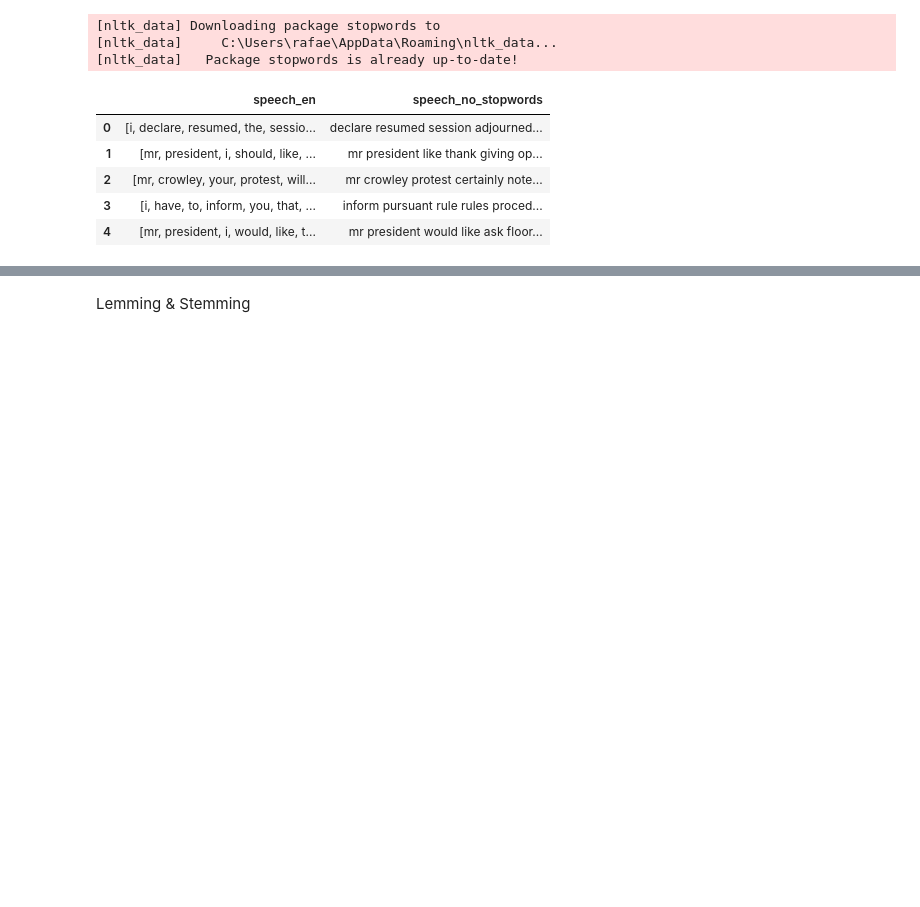
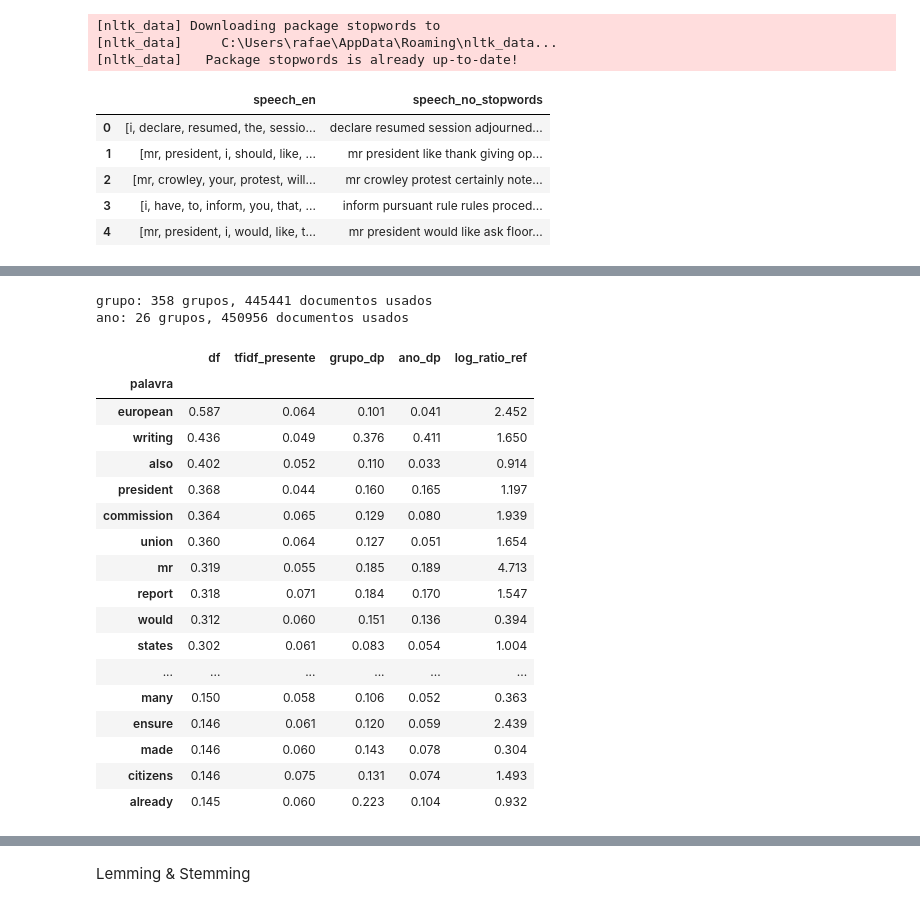
Before and after one commit to luisrafaelsoeiro/Dissertacao_UE, a Jupyter notebook: 02_preprocessing.ipynb, the cells around one changed output, grey strips where cells are left out. Drawn from its saved outputs; the diff is of its cells as text; code cells hidden in the pictures; blank space fills up the shorter version.

```diff
--- a/02_preprocessing.ipynb
+++ b/02_preprocessing.ipynb
@@ -425,2 +431,65 @@ plt.show()
+# %%
+# (a) frequência de documentos
+df_frac = np.asarray((Xc > 0).sum(axis=0)).ravel() / n_docs
+
+# (b) peso TF-IDF médio nos documentos em que a palavra aparece
+T = TfidfTransformer().fit_transform(Xc)
+tfidf_presente = np.asarray(T.sum(axis=0)).ravel() / np.maximum((Xc > 0).sum(axis=0).A1, 1)
+
+# (c) dispersão por grupo (Gries DP: 0 = uniforme, 1 = concentrada)
+def dispersion(group_series, min_group_docs=50, prefix="g"):
+    g = group_series.astype(str).reset_index(drop=True)
+    keep = (g.map(g.value_counts()) >= min_group_docs).values
+    g, X = g[keep], Xc[keep]
+    codes, cats = pd.factorize(g)
+    G = sp.csr_matrix((np.ones(len(codes)), (codes, np.arange(len(codes)))),
+                      shape=(len(cats), len(codes)))
+    counts = (G @ X).toarray()                       # grupos x palavras
+    totals = counts.sum(axis=1)
+    s = totals / totals.sum()                        # peso esperado de cada grupo
+    v = counts / np.maximum(counts.sum(axis=0, keepdims=True), 1)
+    dp = 0.5 * np.abs(v - s[:, None]).sum(axis=0) / (1 - s.min())
+    print(f"{prefix}: {len(cats)} grupos, {keep.sum()} documentos usados")
+    return dp
+
+grupo_dp = dispersion(tr[GRUPO], min_group_docs=100, prefix="grupo")
+ano_dp = dispersion(tr["ano"], min_group_docs=100, prefix="ano")
+
+# (d) razão face a inglês geral (corpus Brown): alta = vocabulário de domínio
+import nltk
+nltk.download("brown", quiet=True)
+from nltk.corpus import brown
+ref = pd.Series([w.lower() for w in brown.words()]).value_counts()
+ref = ref / ref.sum()
+corp = pd.Series(np.asarray(Xc.sum(axis=0)).ravel(), index=words)
+corp = corp / corp.sum()
+log_ratio = np.log10(corp / ref.reindex(corp.index).fillna(1e-7)).values
+
+cand = pd.DataFrame({
+    "palavra": words, "df": df_frac, "tfidf_presente": tfidf_presente,
+    "grupo_dp": grupo_dp, "ano_dp": ano_dp, "log_ratio_ref": log_ratio,
+}).set_index("palavra").sort_values("df", ascending=False)
+cand.head(40).round(3)
+# %% [output]
+grupo: 358 grupos, 445441 documentos usados
+ano: 26 grupos, 450956 documentos usados
+|  | df | tfidf_presente | grupo_dp | ano_dp | log_ratio_ref |
+| palavra |  |  |  |  |  |
+| european | 0.587 | 0.064 | 0.101 | 0.041 | 2.452 |
+| writing | 0.436 | 0.049 | 0.376 | 0.411 | 1.650 |
+| also | 0.402 | 0.052 | 0.110 | 0.033 | 0.914 |
+| president | 0.368 | 0.044 | 0.160 | 0.165 | 1.197 |
+| commission | 0.364 | 0.065 | 0.129 | 0.080 | 1.939 |
+| union | 0.360 | 0.064 | 0.127 | 0.051 | 1.654 |
+| mr | 0.319 | 0.055 | 0.185 | 0.189 | 4.713 |
+| report | 0.318 | 0.071 | 0.184 | 0.170 | 1.547 |
+| would | 0.312 | 0.060 | 0.151 | 0.136 | 0.394 |
+| states | 0.302 | 0.061 | 0.083 | 0.054 | 1.004 |
+| ... | ... | ... | ... | ... | ... |
+| many | 0.150 | 0.058 | 0.106 | 0.052 | 0.363 |
+| ensure | 0.146 | 0.061 | 0.120 | 0.059 | 2.439 |
+| made | 0.146 | 0.060 | 0.143 | 0.078 | 0.304 |
+| citizens | 0.146 | 0.075 | 0.131 | 0.074 | 1.493 |
+| already | 0.145 | 0.060 | 0.223 | 0.104 | 0.932 |
 # %%
 custom_stopwords = {
```
Also changed, not shown: parts of 10 cells of this notebook, 8 other files.
